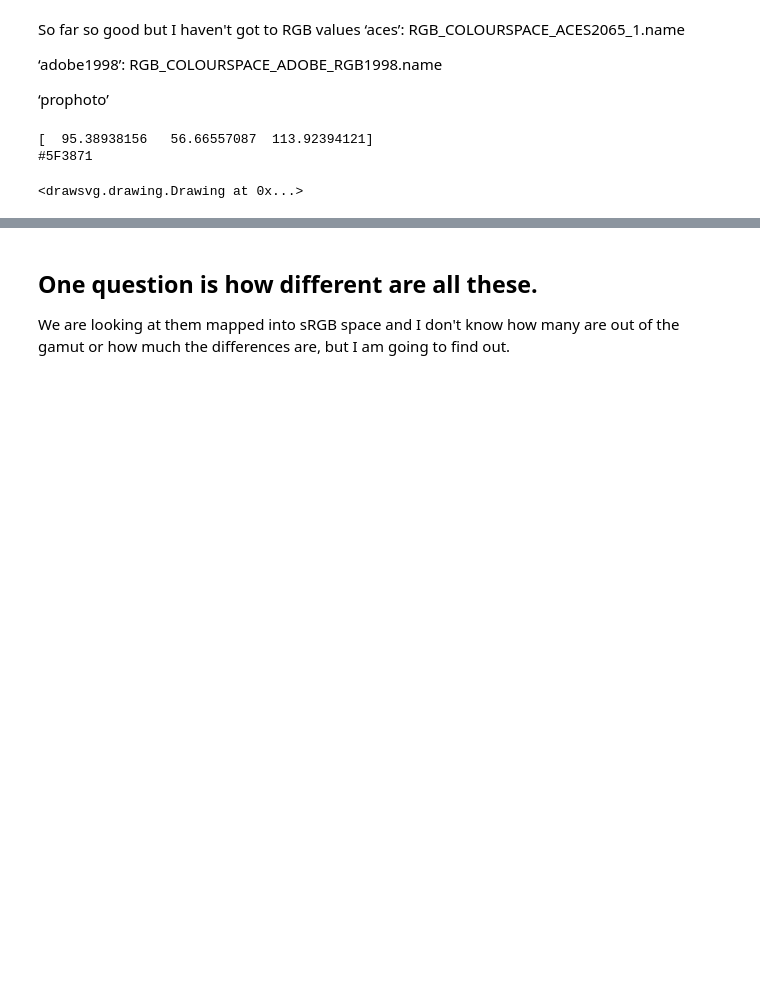
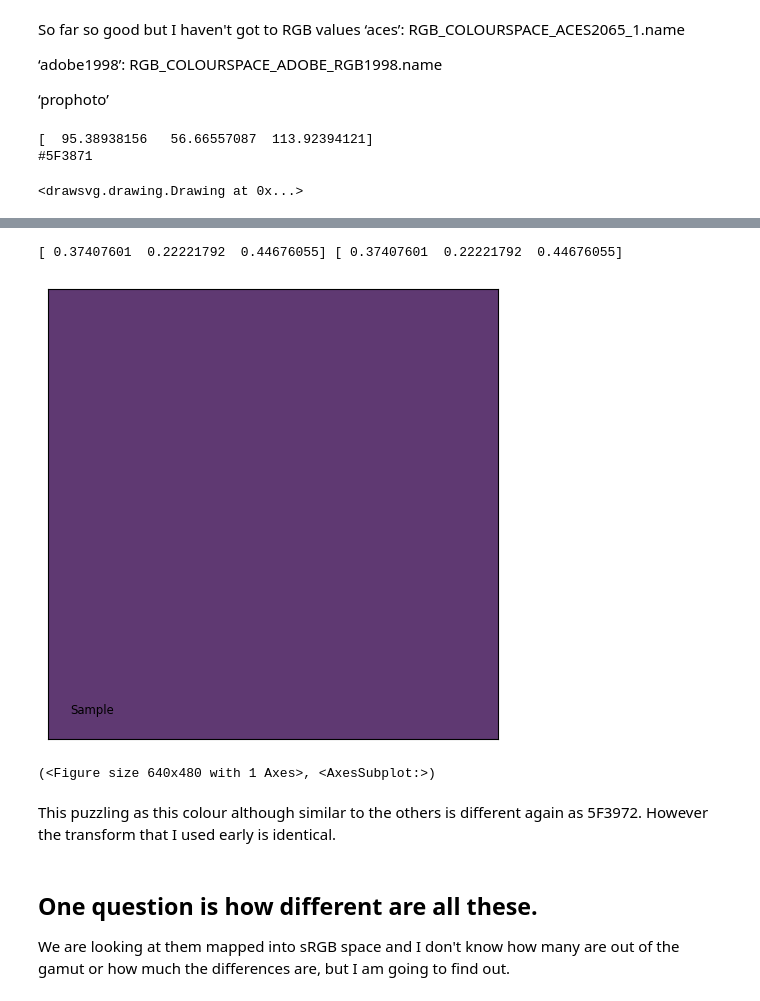
Before and after one commit to drummonds/jupyterlite, a Jupyter notebook: content/Colour checkers.ipynb, the cells around one changed output, grey strips where cells are left out. Cells and saved outputs as stored; diff of their text form; code cells hidden in the pictures; blank space fills up the shorter version.

```diff
--- a/content/Colour checkers.ipynb
+++ b/content/Colour checkers.ipynb
@@ -163,3 +175,21 @@ So this RGB colour is not the same as any of the the first three (5e3a69,5d3a67,
+# %%
+# The output domain of *colour.sd_to_XYZ* is [0, 100] and the input
+# domain of *colour.XYZ_to_sRGB* is [0, 1]. It needs to be accounted for,
+# thus the input *CIE XYZ* tristimulus values are scaled.
+RGB = colour.XYZ_to_sRGB(p1)
+print(RGB, p4)
+# %% [output]
+[ 0.37407601  0.22221792  0.44676055] [ 0.37407601  0.22221792  0.44676055]
+# %%
+# Plotting the *sRGB* colourspace colour of the *Sample* spectral distribution.
+colour.plotting.plot_single_colour_swatch(
+    colour.plotting.ColourSwatch(RGB, "Sample"), text_kwargs={"size": "x-large"}
+)
+# %% [output]
+[figure, added]
+(<Figure size 640x480 with 1 Axes>, <AxesSubplot:>)
+# %% [markdown]
+This puzzling as this colour although similar to the others is different again as 5F3972.  However the transform that I used early is identical.
 # %% [markdown]
 ## One question is how different are all these.
 We are looking at them mapped into sRGB space and I don't know how many are out of the gamut or how much the differences are, but I am going to find out.
```
Also changed, not shown: parts of 3 cells of this notebook, 3 other files.
